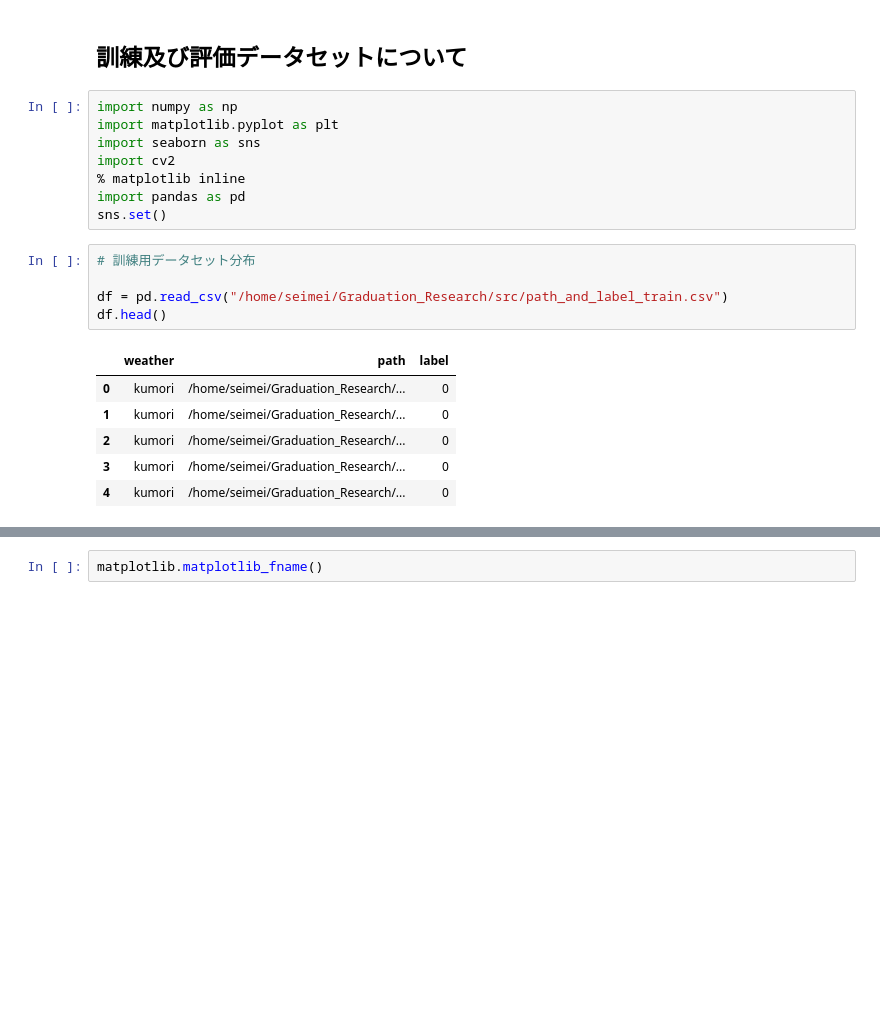
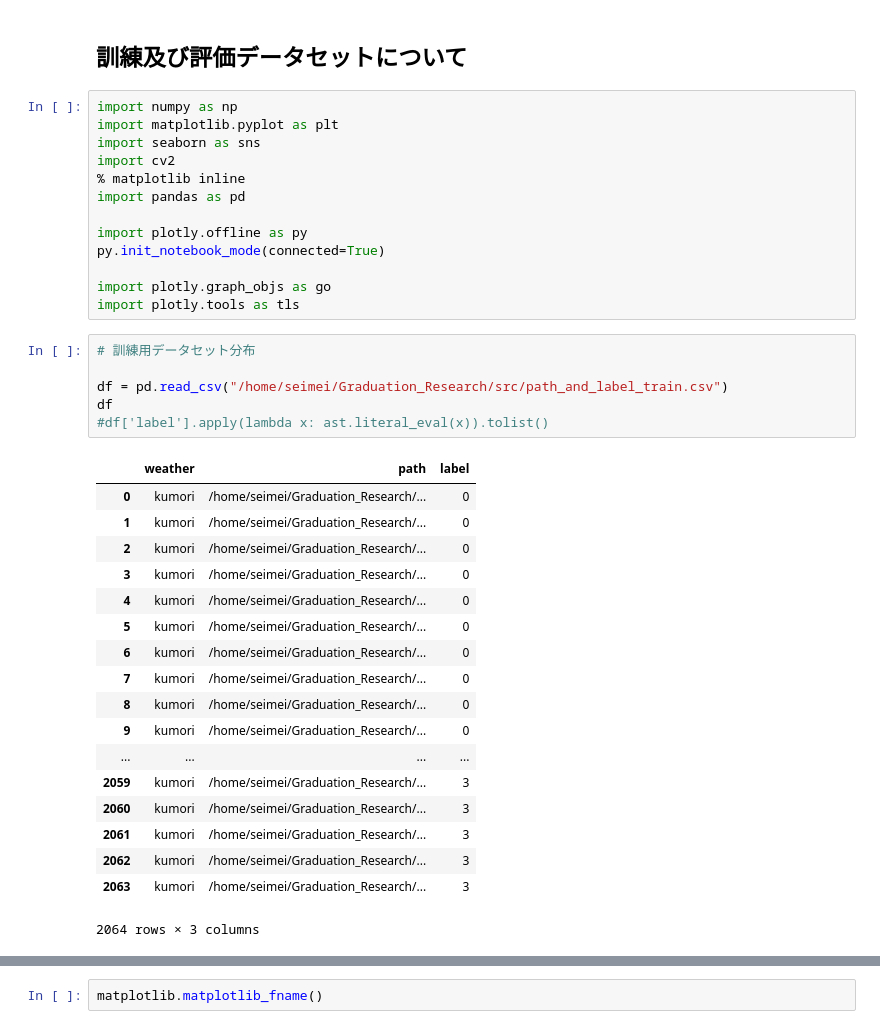
Before and after one commit to Eljefemasao/Graduation_Research, a Jupyter notebook: src/classify_seesa_keras.ipynb, the cells around one changed output, grey strips where cells are left out. Cells and saved outputs as stored; diff of their text form; blank space fills up the shorter version.

```diff
--- a/src/classify_seesa_keras.ipynb
+++ b/src/classify_seesa_keras.ipynb
@@ -772,19 +862,37 @@ import seaborn as sns
 import cv2
 % matplotlib inline
 import pandas as pd
-sns.set()
+
+import plotly.offline as py
+py.init_notebook_mode(connected=True)
+
+import plotly.graph_objs as go
+import plotly.tools as tls
 # %%
 # 訓練用データセット分布
 
 df = pd.read_csv("/home/seimei/Graduation_Research/src/path_and_label_train.csv")
-df.head()
+df
+#df['label'].apply(lambda x: ast.literal_eval(x)).tolist()
 # %% [output]
 |  | weather | path | label |
 | 0 | kumori | /home/seimei/Graduation_Research/... | 0 |
 | 1 | kumori | /home/seimei/Graduation_Research/... | 0 |
 | 2 | kumori | /home/seimei/Graduation_Research/... | 0 |
 | 3 | kumori | /home/seimei/Graduation_Research/... | 0 |
 | 4 | kumori | /home/seimei/Graduation_Research/... | 0 |
+| 5 | kumori | /home/seimei/Graduation_Research/... | 0 |
+| 6 | kumori | /home/seimei/Graduation_Research/... | 0 |
+| 7 | kumori | /home/seimei/Graduation_Research/... | 0 |
+| 8 | kumori | /home/seimei/Graduation_Research/... | 0 |
+| 9 | kumori | /home/seimei/Graduation_Research/... | 0 |
+| ... | ... | ... | ... |
+| 2059 | kumori | /home/seimei/Graduation_Research/... | 3 |
+| 2060 | kumori | /home/seimei/Graduation_Research/... | 3 |
+| 2061 | kumori | /home/seimei/Graduation_Research/... | 3 |
+| 2062 | kumori | /home/seimei/Graduation_Research/... | 3 |
+| 2063 | kumori | /home/seimei/Graduation_Research/... | 3 |
+2064 rows × 3 columns
 # %%
 
 df = pd.read_csv("/home/seimei/Graduation_Research/src/path_and_label_train.csv")
```
Also changed, not shown: parts of 13 cells of this notebook.
